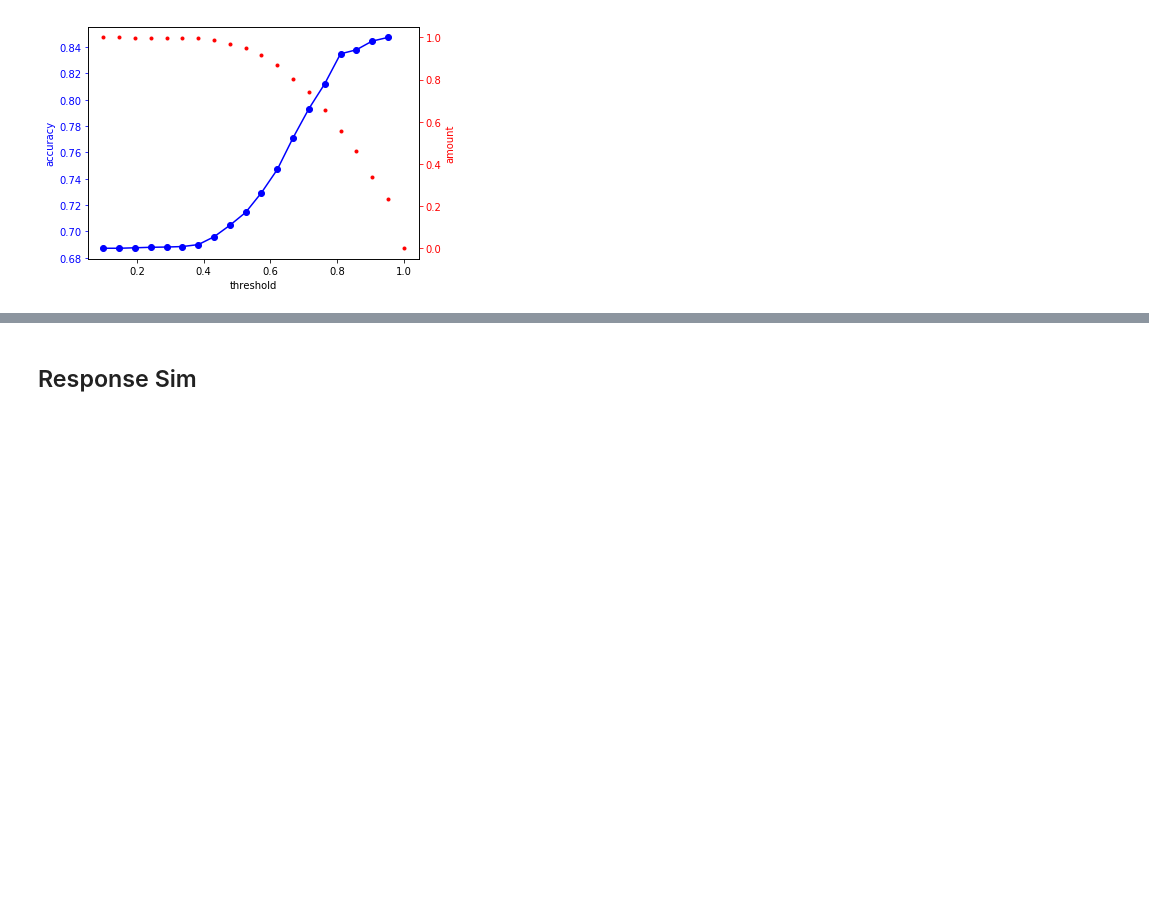
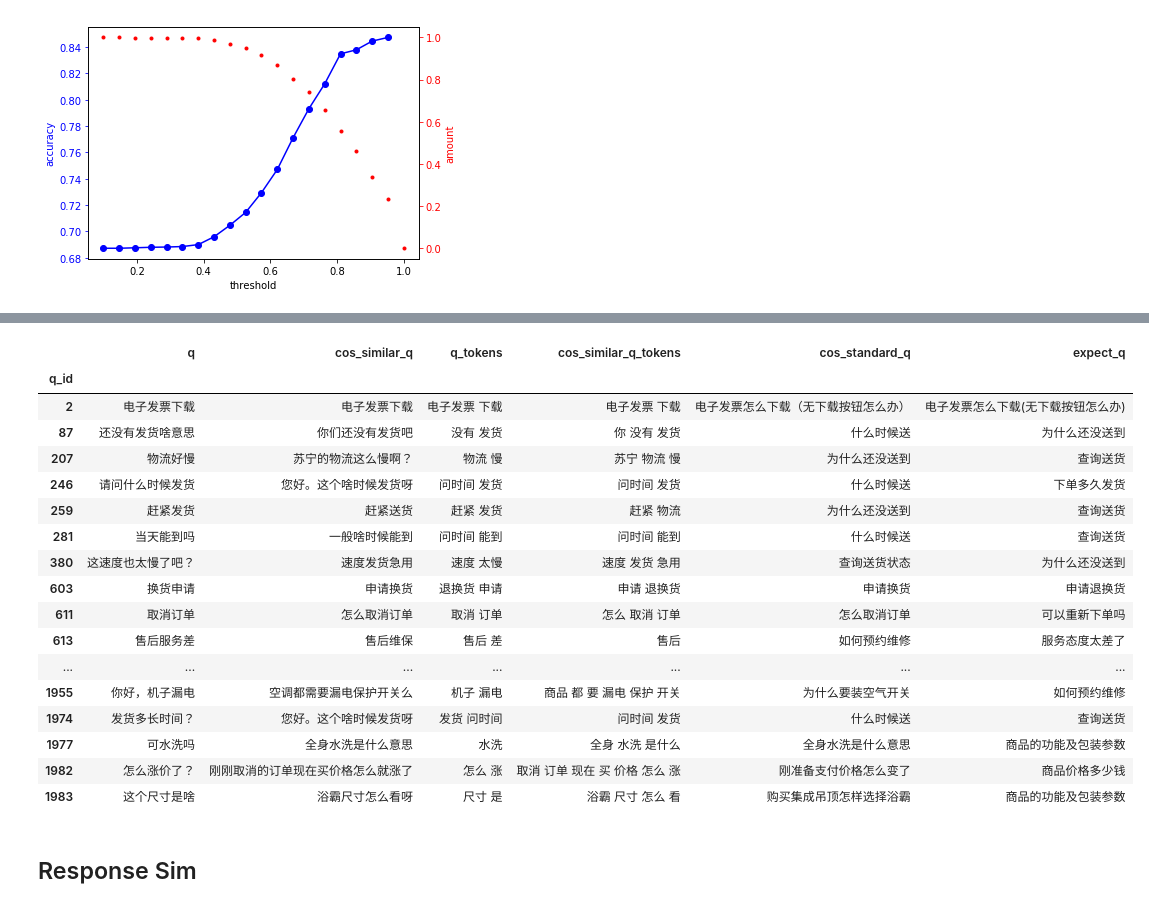
Before and after one commit to tingchunyeh/Sentence_Pairs_Sim, a Jupyter notebook: Models_Evaluation.ipynb, the cells around one changed output, grey strips where cells are left out. Cells and saved outputs as stored; diff of their text form; code cells hidden in the pictures; blank space fills up the shorter version.

```diff
--- a/Models_Evaluation.ipynb
+++ b/Models_Evaluation.ipynb
@@ -949,6 +862,29 @@ display(all_agree_but_wrongpred[all_agree_but_wrongpred.cos_score>0.8])
 # %%
 high_confidence_miss = all_agree_but_wrongpred[all_agree_but_wrongpred.cos_score>0.8]
 high_confidence_miss.to_excel(os.path.join("result", "high_confidence_miss.xlsx"), index=False, encoding='utf-8-sig')
+# %%
+short = test_result_df[test_result_df.q_num_tokens<=2]
+short_wrong = short[short.cos_standard_q!=short.expect_q]
+short_wrong[['q', 'cos_similar_q', 'q_tokens', 'cos_similar_q_tokens', 'cos_standard_q', 'expect_q']]
+# %% [output]
+|  | q | cos_similar_q | q_tokens | cos_similar_q_tokens | cos_standard_q | expect_q |
+| q_id |  |  |  |  |  |  |
+| 2 | 电子发票下载 | 电子发票下载 | 电子发票 下载 | 电子发票 下载 | 电子发票怎么下载（无下载按钮怎么办） | 电子发票怎么下载(无下载按钮怎么办) |
+| 87 | 还没有发货啥意思 | 你们还没有发货吧 | 没有 发货 | 你 没有 发货 | 什么时候送 | 为什么还没送到 |
+| 207 | 物流好慢 | 苏宁的物流这么慢啊？ | 物流 慢 | 苏宁 物流 慢 | 为什么还没送到 | 查询送货 |
+| 246 | 请问什么时候发货 | 您好。这个啥时候发货呀 | 问时间 发货 | 问时间 发货 | 什么时候送 | 下单多久发货 |
+| 259 | 赶紧发货 | 赶紧送货 | 赶紧 发货 | 赶紧 物流 | 为什么还没送到 | 查询送货 |
+| 281 | 当天能到吗 | 一般啥时候能到 | 问时间 能到 | 问时间 能到 | 什么时候送 | 查询送货 |
+| 380 | 这速度也太慢了吧？ | 速度发货急用 | 速度 太慢 | 速度 发货 急用 | 查询送货状态 | 为什么还没送到 |
+| 603 | 换货申请 | 申请换货 | 退换货 申请 | 申请 退换货 | 申请换货 | 申请退换货 |
+| 611 | 取消订单 | 怎么取消订单 | 取消 订单 | 怎么 取消 订单 | 怎么取消订单 | 可以重新下单吗 |
+| 613 | 售后服务差 | 售后维保 | 售后 差 | 售后 | 如何预约维修 | 服务态度太差了 |
+| ... | ... | ... | ... | ... | ... | ... |
+| 1955 | 你好，机子漏电 | 空调都需要漏电保护开关么 | 机子 漏电 | 商品 都 要 漏电 保护 开关 | 为什么要装空气开关 | 如何预约维修 |
+| 1974 | 发货多长时间？ | 您好。这个啥时候发货呀 | 发货 问时间 | 问时间 发货 | 什么时候送 | 查询送货 |
+| 1977 | 可水洗吗 | 全身水洗是什么意思 | 水洗 | 全身 水洗 是什么 | 全身水洗是什么意思 | 商品的功能及包装参数 |
+| 1982 | 怎么涨价了？ | 刚刚取消的订单现在买价格怎么就涨了 | 怎么 涨 | 取消 订单 现在 买 价格 怎么 涨 | 刚准备支付价格怎么变了 | 商品价格多少钱 |
+| 1983 | 这个尺寸是啥 | 浴霸尺寸怎么看呀 | 尺寸 是 | 浴霸 尺寸 怎么 看 | 购买集成吊顶怎样选择浴霸 | 商品的功能及包装参数 |
 # %% [markdown]
 ## Response Sim
 # %%
```
Also changed, not shown: parts of 29 cells of this notebook, 2 other files.
